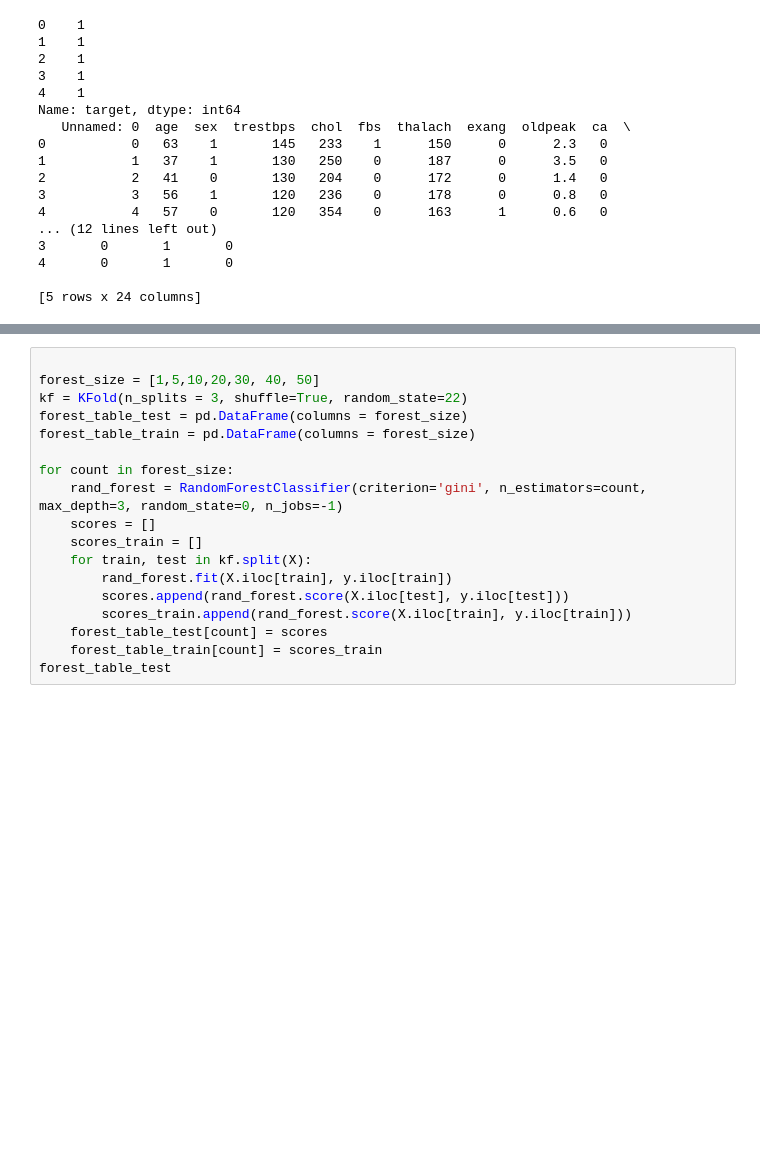
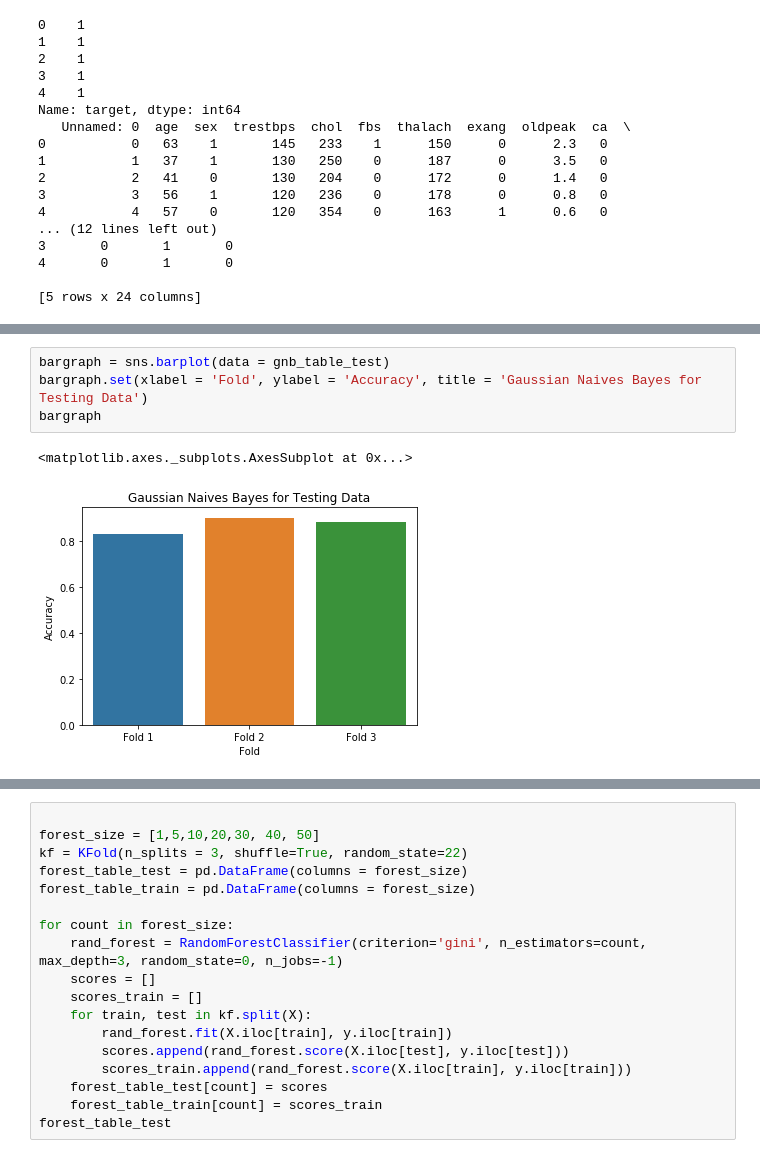
Before and after one commit to TreadKing/Data-Science, a Jupyter notebook: Project/Devang_Patel_Project_Part2.ipynb, the cells around one changed output, grey strips where cells are left out. Cells and saved outputs as stored; diff of their text form; blank space fills up the shorter version.

```diff
--- a/Project/Devang_Patel_Project_Part2.ipynb
+++ b/Project/Devang_Patel_Project_Part2.ipynb
@@ -67,0 +83,7 @@ gnb_table
+# %%
+bargraph = sns.barplot(data = gnb_table_test)
+bargraph.set(xlabel = 'Fold', ylabel = 'Accuracy', title = 'Gaussian Naives Bayes for Testing Data')
+bargraph
+# %% [output]
+<matplotlib.axes._subplots.AxesSubplot at 0x...>
+[figure, added]
```
Also changed, not shown: parts of 19 cells of this notebook.
